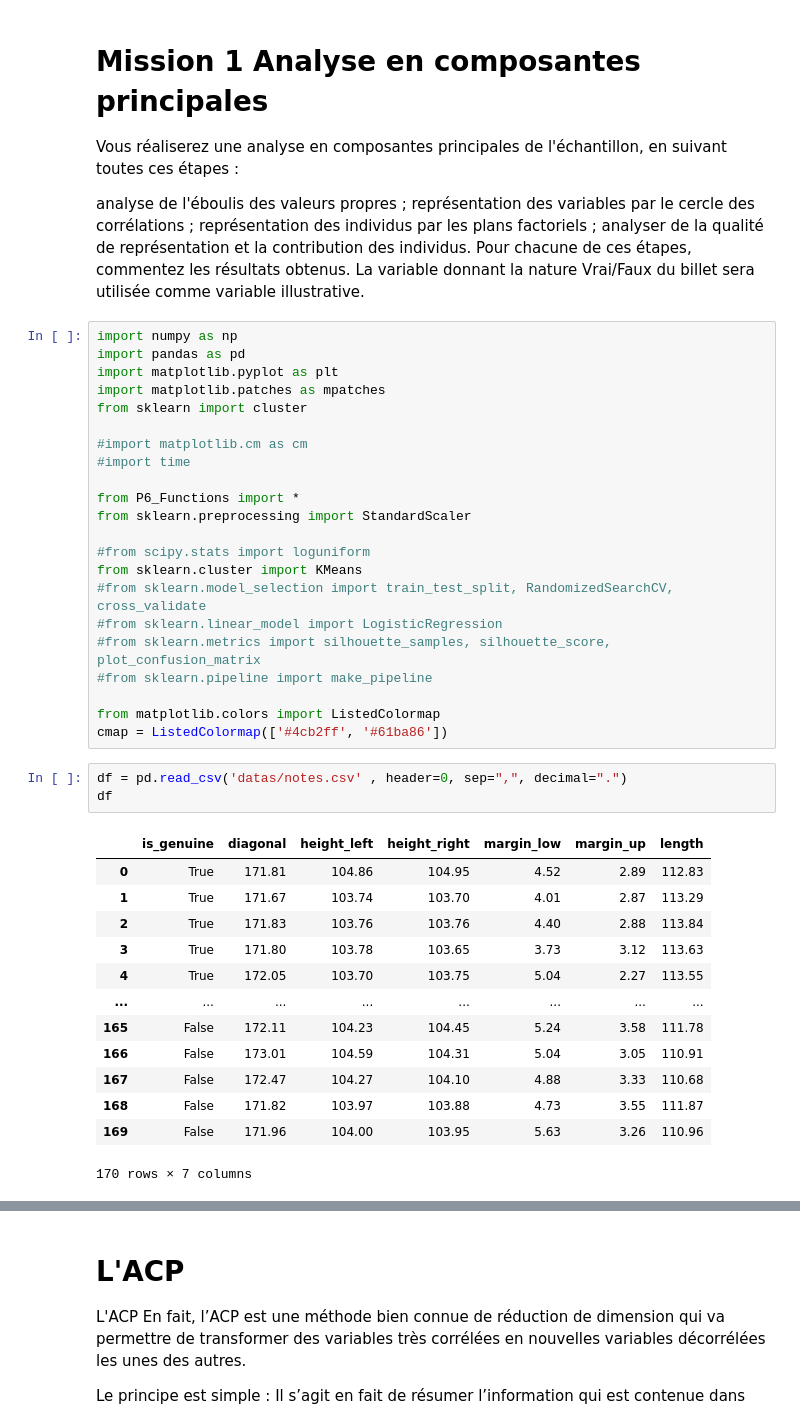
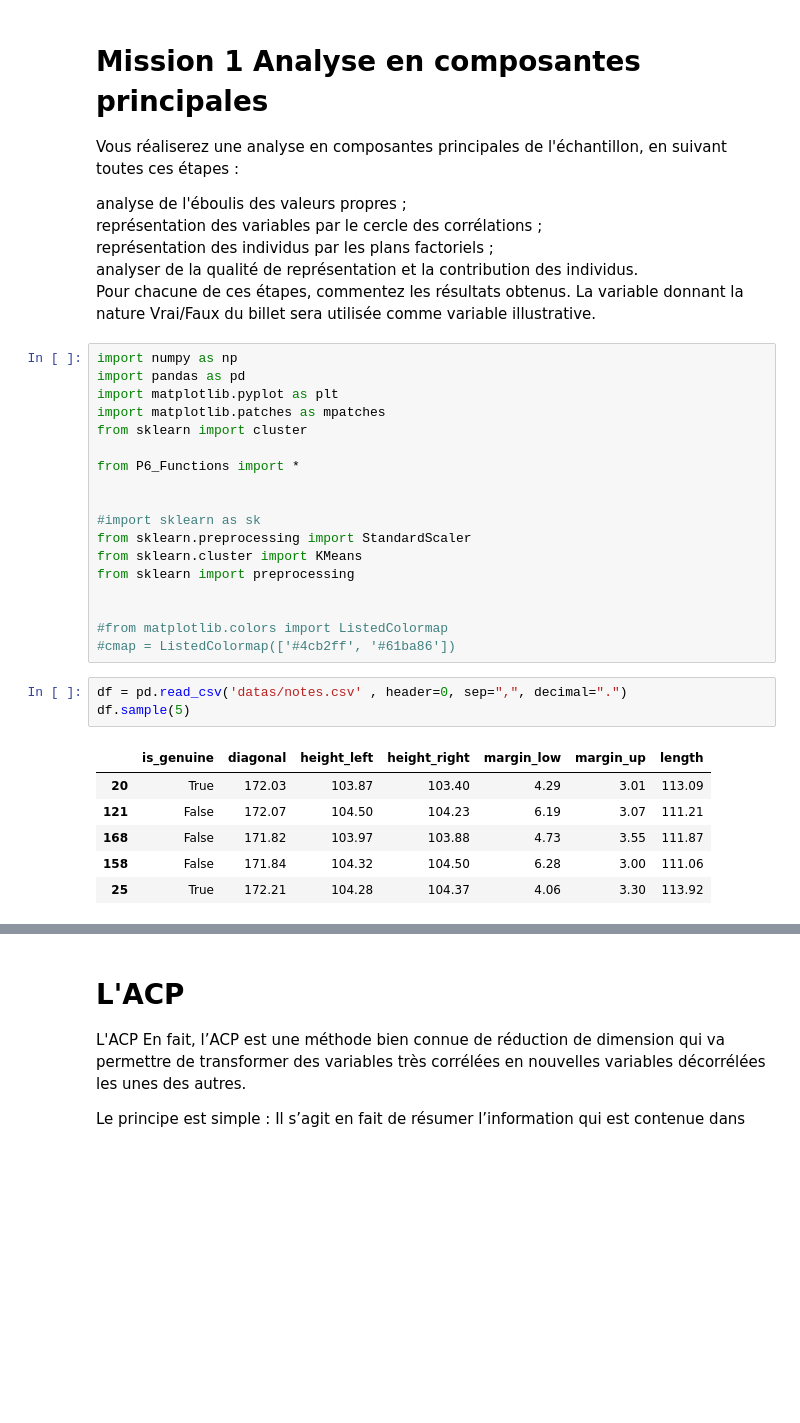
Before and after one commit to ROWAIDAK/P6-D-tectez-des-faux-billets, a Jupyter notebook: P6_01_02_ACP_Kmeans_Détectez_des_faux_billets.ipynb, the cells around one changed output, grey strips where cells are left out. Drawn from its saved outputs; the diff is of its cells as text; blank space fills up the shorter version.

```diff
--- a/P6_01_02_ACP_Kmeans_Détectez_des_faux_billets.ipynb
+++ b/P6_01_02_ACP_Kmeans_Détectez_des_faux_billets.ipynb
@@ -3,10 +3,10 @@
 
 Vous réaliserez une analyse en composantes principales de l'échantillon, en suivant toutes ces étapes :
 
-analyse de l'éboulis des valeurs propres ;
-représentation des variables par le cercle des corrélations ;
-représentation des individus par les plans factoriels ;
-analyser de la qualité de représentation et la contribution des individus.
+analyse de l'éboulis des valeurs propres ;\
+représentation des variables par le cercle des corrélations ;\
+représentation des individus par les plans factoriels ;\
+analyser de la qualité de représentation et la contribution des individus.\
 Pour chacune de ces étapes, commentez les résultats obtenus. La variable donnant la nature Vrai/Faux du billet sera utilisée comme variable illustrative.
 # %%
 import numpy as np
@@ -15,35 +15,24 @@ import matplotlib.pyplot as plt
 import matplotlib.patches as mpatches
 from sklearn import cluster
 
-#import matplotlib.cm as cm
-#import time
+from P6_Functions import *
 
-from P6_Functions import *
+
+#import sklearn as sk
 from sklearn.preprocessing import StandardScaler
+from sklearn.cluster import KMeans
+from sklearn import preprocessing
 
-#from scipy.stats import loguniform
-from sklearn.cluster import KMeans
-#from sklearn.model_selection import train_test_split, RandomizedSearchCV, cross_validate
-#from sklearn.linear_model import LogisticRegression
-#from sklearn.metrics import silhouette_samples, silhouette_score, plot_confusion_matrix
-#from sklearn.pipeline import make_pipeline
 
-from matplotlib.colors import ListedColormap
-cmap = ListedColormap(['#4cb2ff', '#61ba86'])
+#from matplotlib.colors import ListedColormap
+#cmap = ListedColormap(['#4cb2ff', '#61ba86'])
 # %%
 df = pd.read_csv('datas/notes.csv' , header=0, sep=",", decimal=".")
-df
+df.sample(5)
 # %% [output]
 |  | is_genuine | diagonal | height_left | height_right | margin_low | margin_up | length |
-| 0 | True | 171.81 | 104.86 | 104.95 | 4.52 | 2.89 | 112.83 |
-| 1 | True | 171.67 | 103.74 | 103.70 | 4.01 | 2.87 | 113.29 |
-| 2 | True | 171.83 | 103.76 | 103.76 | 4.40 | 2.88 | 113.84 |
-| 3 | True | 171.80 | 103.78 | 103.65 | 3.73 | 3.12 | 113.63 |
-| 4 | True | 172.05 | 103.70 | 103.75 | 5.04 | 2.27 | 113.55 |
-| ... | ... | ... | ... | ... | ... | ... | ... |
-| 165 | False | 172.11 | 104.23 | 104.45 | 5.24 | 3.58 | 111.78 |
-| 166 | False | 173.01 | 104.59 | 104.31 | 5.04 | 3.05 | 110.91 |
-| 167 | False | 172.47 | 104.27 | 104.10 | 4.88 | 3.33 | 110.68 |
+| 20 | True | 172.03 | 103.87 | 103.40 | 4.29 | 3.01 | 113.09 |
+| 121 | False | 172.07 | 104.50 | 104.23 | 6.19 | 3.07 | 111.21 |
 | 168 | False | 171.82 | 103.97 | 103.88 | 4.73 | 3.55 | 111.87 |
-| 169 | False | 171.96 | 104.00 | 103.95 | 5.63 | 3.26 | 110.96 |
+| 158 | False | 171.84 | 104.32 | 104.50 | 6.28 | 3.00 | 111.06 |
+| 25 | True | 172.21 | 104.28 | 104.37 | 4.06 | 3.30 | 113.92 |
-170 rows × 7 columns
```
Also changed, not shown: parts of 24 cells of this notebook.
